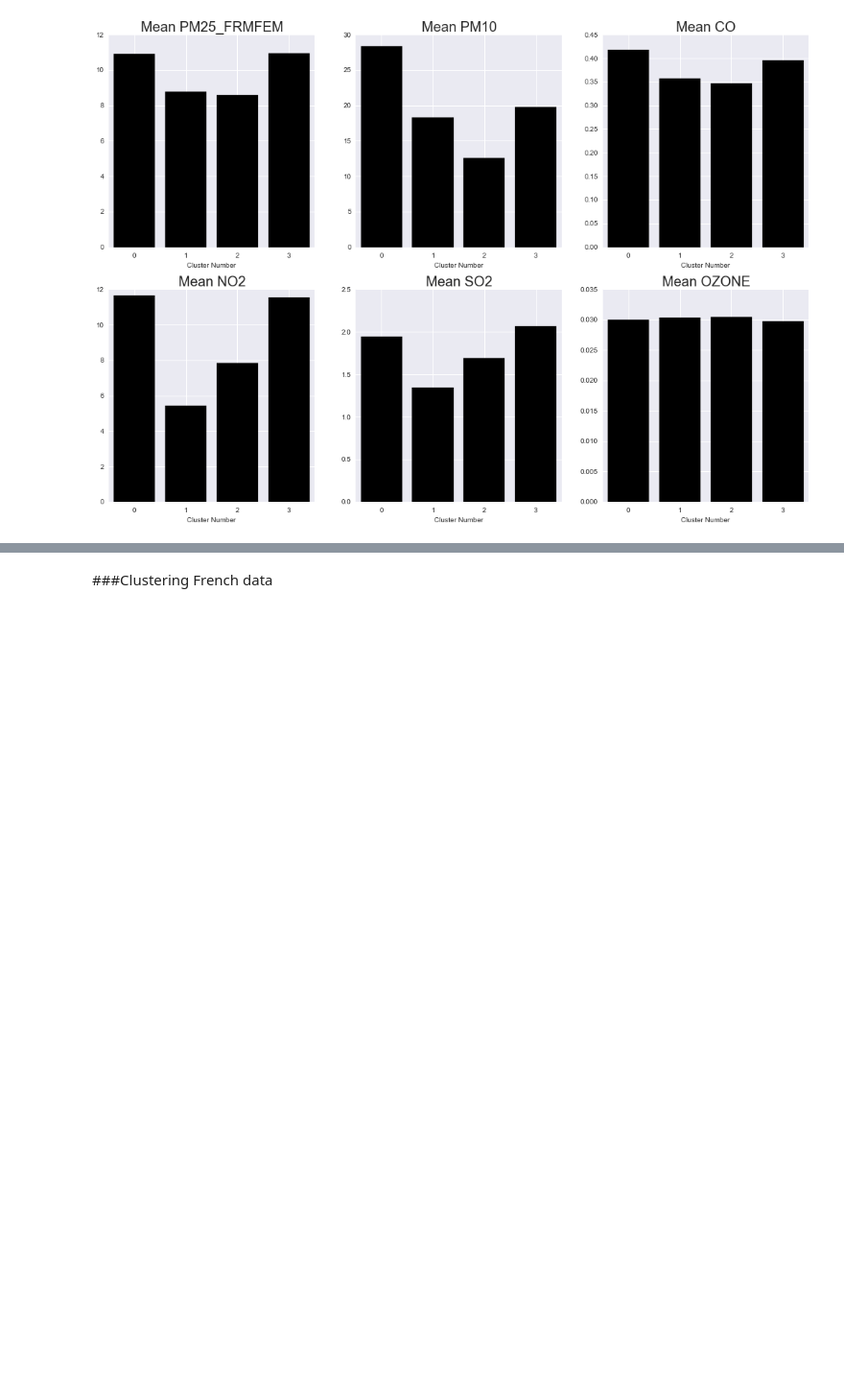
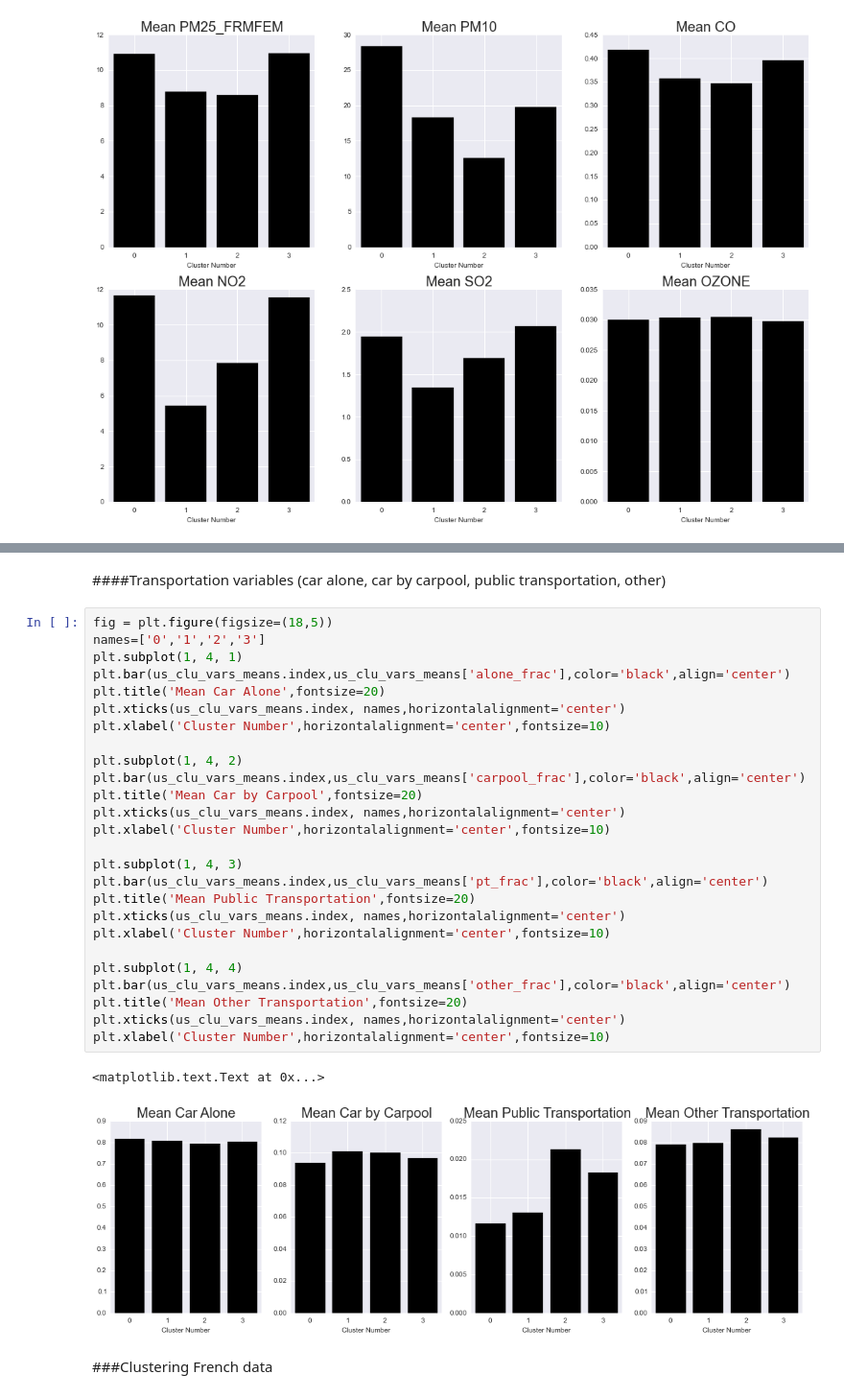
Before and after one commit to mchaffin17/AirPollutionFinalProject, a Jupyter notebook: UnsupervisedLearning_pt2.ipynb, the cells around one changed output, grey strips where cells are left out. Shown: that part at 96% size. Drawn from its saved outputs; the diff is of its cells as text; blank space fills up the shorter version.

```diff
--- a/UnsupervisedLearning_pt2.ipynb
+++ b/UnsupervisedLearning_pt2.ipynb
@@ -196,3 +276,34 @@ plt.xlabel('Cluster Number',horizontalalignment='center',fontsize=10)
+# %% [markdown]
+####Transportation variables (car alone, car by carpool, public transportation, other)
+# %%
+fig = plt.figure(figsize=(18,5))
+names=['0','1','2','3']
+plt.subplot(1, 4, 1)
+plt.bar(us_clu_vars_means.index,us_clu_vars_means['alone_frac'],color='black',align='center')
+plt.title('Mean Car Alone',fontsize=20)
+plt.xticks(us_clu_vars_means.index, names,horizontalalignment='center')
+plt.xlabel('Cluster Number',horizontalalignment='center',fontsize=10)
+
+plt.subplot(1, 4, 2)
+plt.bar(us_clu_vars_means.index,us_clu_vars_means['carpool_frac'],color='black',align='center')
+plt.title('Mean Car by Carpool',fontsize=20)
+plt.xticks(us_clu_vars_means.index, names,horizontalalignment='center')
+plt.xlabel('Cluster Number',horizontalalignment='center',fontsize=10)
+
+plt.subplot(1, 4, 3)
+plt.bar(us_clu_vars_means.index,us_clu_vars_means['pt_frac'],color='black',align='center')
+plt.title('Mean Public Transportation',fontsize=20)
+plt.xticks(us_clu_vars_means.index, names,horizontalalignment='center')
+plt.xlabel('Cluster Number',horizontalalignment='center',fontsize=10)
+
+plt.subplot(1, 4, 4)
+plt.bar(us_clu_vars_means.index,us_clu_vars_means['other_frac'],color='black',align='center')
+plt.title('Mean Other Transportation',fontsize=20)
+plt.xticks(us_clu_vars_means.index, names,horizontalalignment='center')
+plt.xlabel('Cluster Number',horizontalalignment='center',fontsize=10)
+# %% [output]
+<matplotlib.text.Text at 0x...>
+[figure, added]
 # %% [markdown]
 ###Clustering French data
 # %% [markdown]
```
Also changed, not shown: parts of 7 cells of this notebook.
